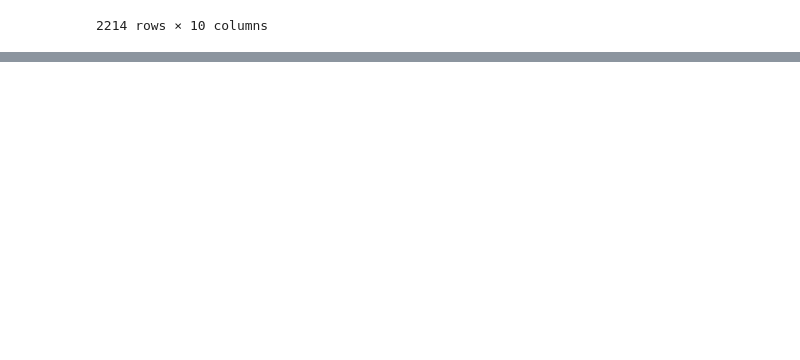
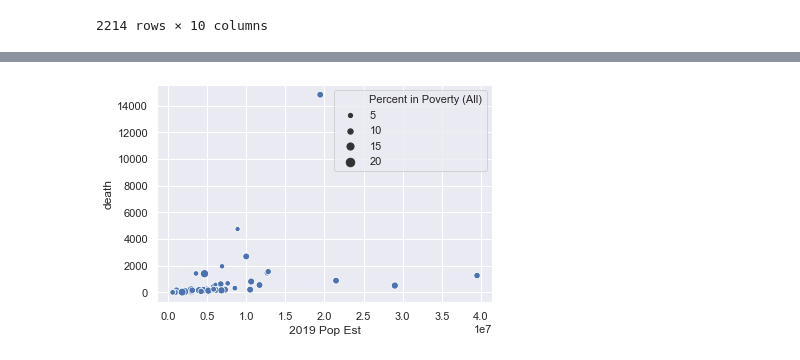
Before and after one commit to lmstevens/Group_Project_1, a Jupyter notebook: Jimmy_Graphics.ipynb, the cells around one changed output, grey strips where cells are left out. Drawn from its saved outputs; the diff is of its cells as text; code cells hidden in the pictures; blank space fills up the shorter version.

```diff
--- a/Jimmy_Graphics.ipynb
+++ b/Jimmy_Graphics.ipynb
@@ -310,0 +318,4 @@ pov_wo_NY.plot.scatter("Percent in Poverty (All)","death")
+# %%
+ax= sns.scatterplot(x="2019 Pop Est", y ="death",size = "Percent in Poverty (All)",data= pov_death)
+# %% [output]
+[figure, added]
```
Also changed, not shown: parts of 25 cells of this notebook, 7 other files.
